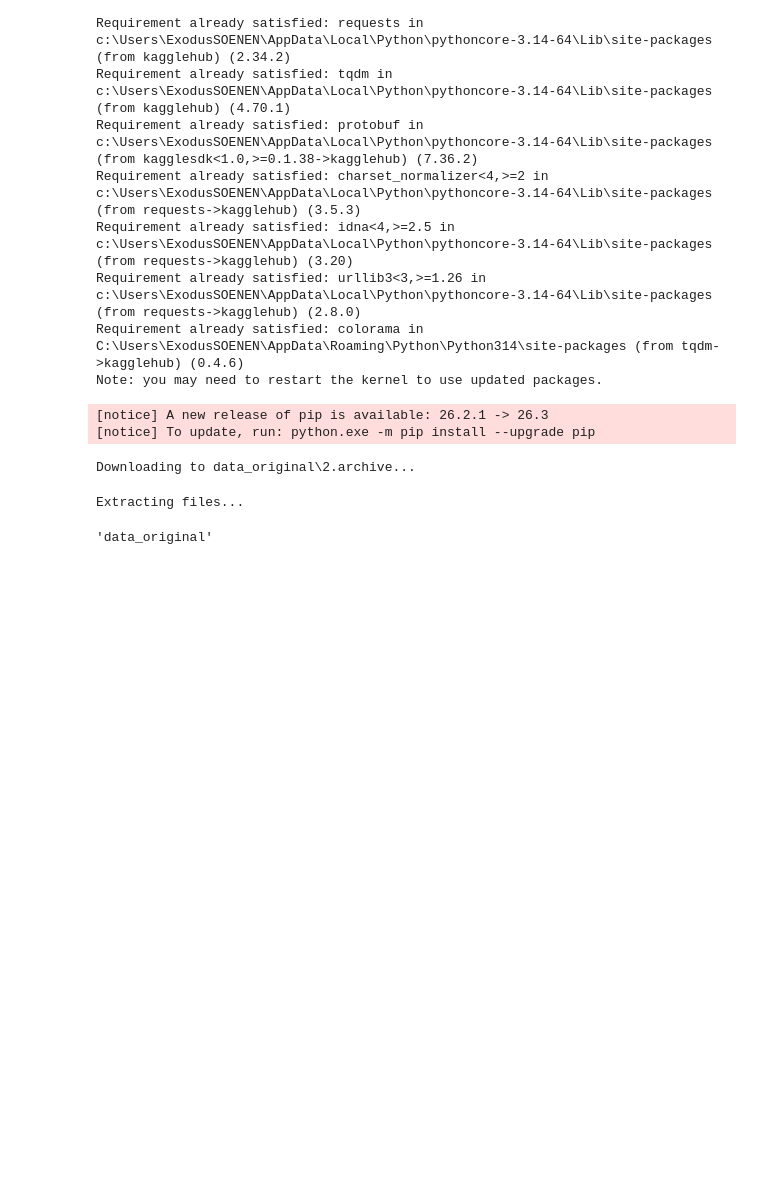
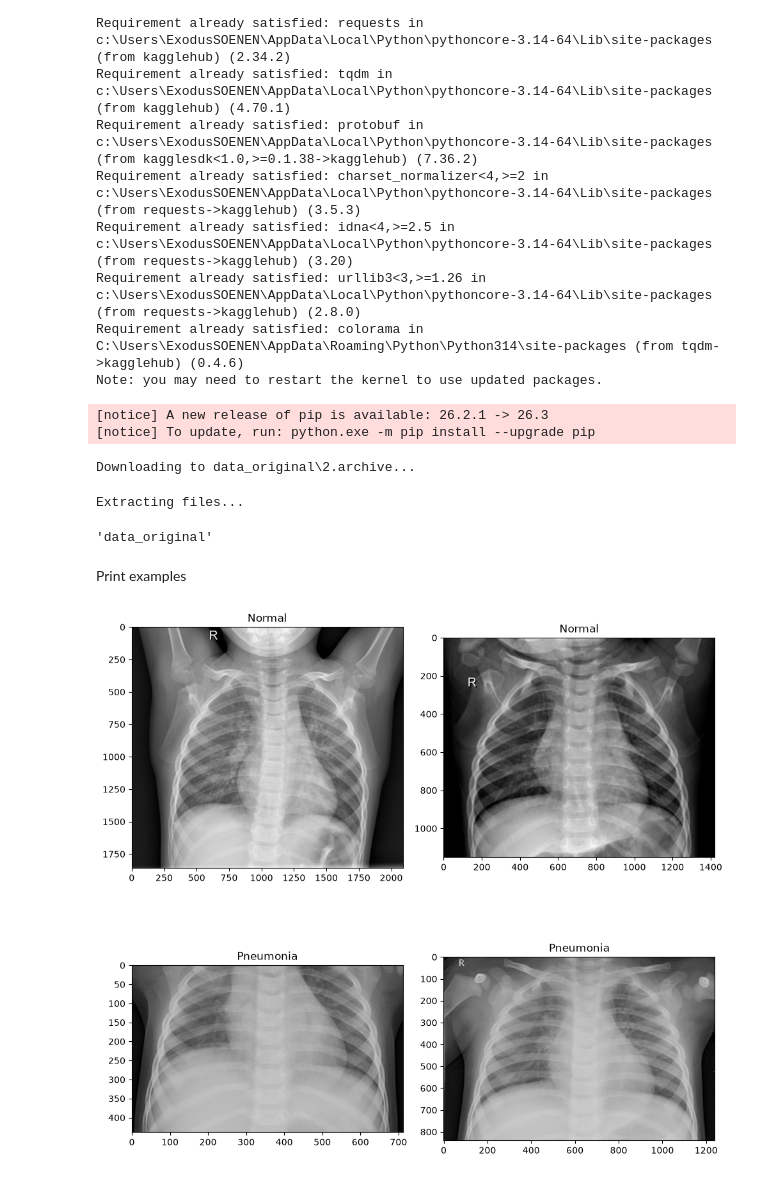
Before and after one commit to soenenexodus-create/CNN-Pneumonie, a Jupyter notebook: Download_Dataset.ipynb, the cells around one changed output. Cells and saved outputs as stored; diff of their text form; code cells hidden in the pictures; blank space fills up the shorter version.

Commit message:
Print some examples

```diff
--- a/Download_Dataset.ipynb
+++ b/Download_Dataset.ipynb
@@ -33,3 +33,27 @@ kagglehub.dataset_download('paultimothymooney/chest-xray-pneumonia', output_dir=
 Downloading to data_original\2.archive...
 Extracting files...
 'data_original'
+# %% [markdown]
+Print examples
+# %%
+from PIL import Image
+import matplotlib.pyplot as plt
+
+fig, ((ax1, ax2), (ax3, ax4)) = plt.subplots(2, 2, figsize=(10, 10))
+
+ax1.imshow(Image.open("data_original/chest_xray/chest_xray/train/NORMAL/IM-0115-0001.jpeg"), cmap="gray")
+ax1.set_title("Normal")
+
+ax2.imshow(Image.open("data_original/chest_xray/chest_xray/train/NORMAL/IM-0117-0001.jpeg"), cmap="gray")
+ax2.set_title("Normal")
+
+ax3.imshow(Image.open("data_original/chest_xray/chest_xray/train/PNEUMONIA/person1_bacteria_1.jpeg"), cmap="gray")
+ax3.set_title("Pneumonia")
+
+ax4.imshow(Image.open("data_original/chest_xray/chest_xray/train/PNEUMONIA/person1_bacteria_2.jpeg"), cmap="gray")
+ax4.set_title("Pneumonia")
+
+plt.tight_layout()
+plt.show()
+# %% [output]
+[figure, added]
```
